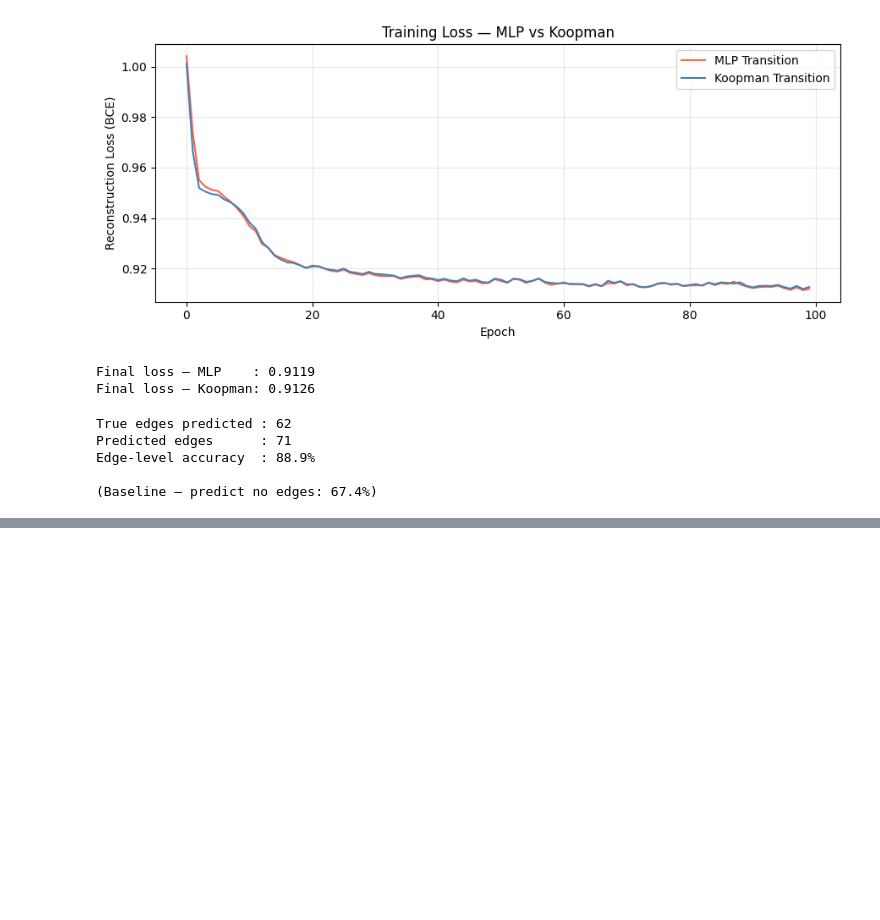
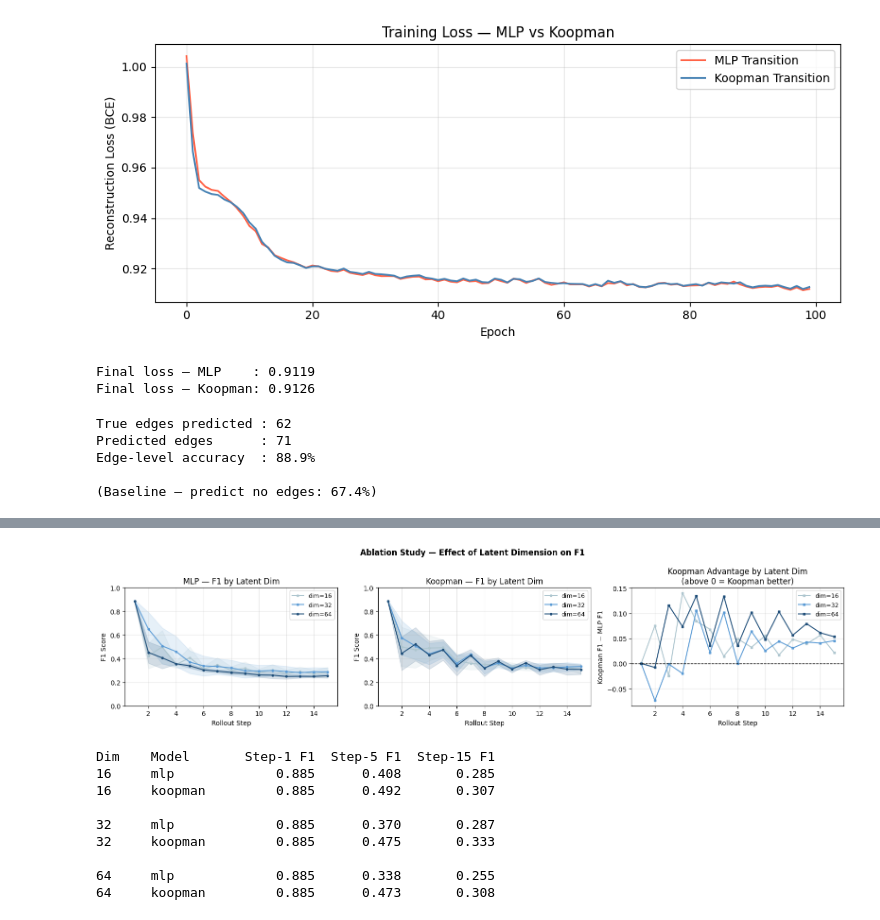
Before and after one commit to Abhilash437/Koopman-Graph-Evolver, a Jupyter notebook: graph-evolution-1.ipynb, the cells around one changed output, grey strips where cells are left out. Saved outputs shown, nothing was run; the diff lists cells and outputs as text; code cells hidden in the pictures; blank space fills up the shorter version.

```diff
--- a/graph-evolution-1.ipynb
+++ b/graph-evolution-1.ipynb
@@ -804,0 +1000,64 @@ Step-15 F1 :    0.331     0.332
+# %%
+fig, axes = plt.subplots(1, 3, figsize=(16, 4))
+colors    = {16: '#aec6cf', 32: '#5b9bd5', 64: '#1f4e79'}
+
+for ax, model in zip(axes[:2], ['mlp', 'koopman']):
+    for dim in DIMS:
+        r        = ablation_results[dim]
+        f1_mean  = r[model]['f1_mean']
+        f1_std   = r[model]['f1_std']
+
+        ax.plot(steps, f1_mean, label=f'dim={dim}',
+                color=colors[dim], marker='o', markersize=3)
+        ax.fill_between(steps,
+                        f1_mean - f1_std,
+                        f1_mean + f1_std,
+                        alpha=0.15, color=colors[dim])
+
+    ax.set_xlabel("Rollout Step")
+    ax.set_ylabel("F1 Score")
+    ax.set_title(f"{'MLP' if model=='mlp' else 'Koopman'} — F1 by Latent Dim")
+    ax.legend(fontsize=9)
+    ax.grid(alpha=0.3)
+    ax.set_ylim(0, 1.0)
+
+ax = axes[2]
+for dim in DIMS:
+    r         = ablation_results[dim]
+    advantage = r['koopman']['f1_mean'] - r['mlp']['f1_mean']
+    ax.plot(steps, advantage, label=f'dim={dim}',
+            color=colors[dim], marker='s', markersize=3)
+
+ax.axhline(y=0, color='black', linestyle='--', linewidth=1)
+ax.set_xlabel("Rollout Step")
+ax.set_ylabel("Koopman F1 − MLP F1")
+ax.set_title("Koopman Advantage by Latent Dim\n(above 0 = Koopman better)")
+ax.legend(fontsize=9)
+ax.grid(alpha=0.3)
+
+plt.suptitle("Ablation Study — Effect of Latent Dimension on F1",
+             fontsize=12, fontweight='bold')
+plt.tight_layout()
+plt.show()
+
+
+print(f"\n{'Dim':<6} {'Model':<10} "
+      f"{'Step-1 F1':>10} {'Step-5 F1':>10} {'Step-15 F1':>11}")
+for dim in DIMS:
+    r = ablation_results[dim]
+    for model in ['mlp', 'koopman']:
+        f1 = r[model]['f1_mean']
+        print(f"{dim:<6} {model:<10} "
+              f"{f1[0]:>10.3f} {f1[4]:>10.3f} {f1[14]:>11.3f}")
+    print()
+# %% [output]
+[figure, added]
+Dim    Model       Step-1 F1  Step-5 F1  Step-15 F1
+16     mlp             0.885      0.408       0.285
+16     koopman         0.885      0.492       0.307
+
+32     mlp             0.885      0.370       0.287
+32     koopman         0.885      0.475       0.333
+
+64     mlp             0.885      0.338       0.255
+64     koopman         0.885      0.473       0.308
```
Also changed, not shown: parts of 18 cells of this notebook, 3 other files.
